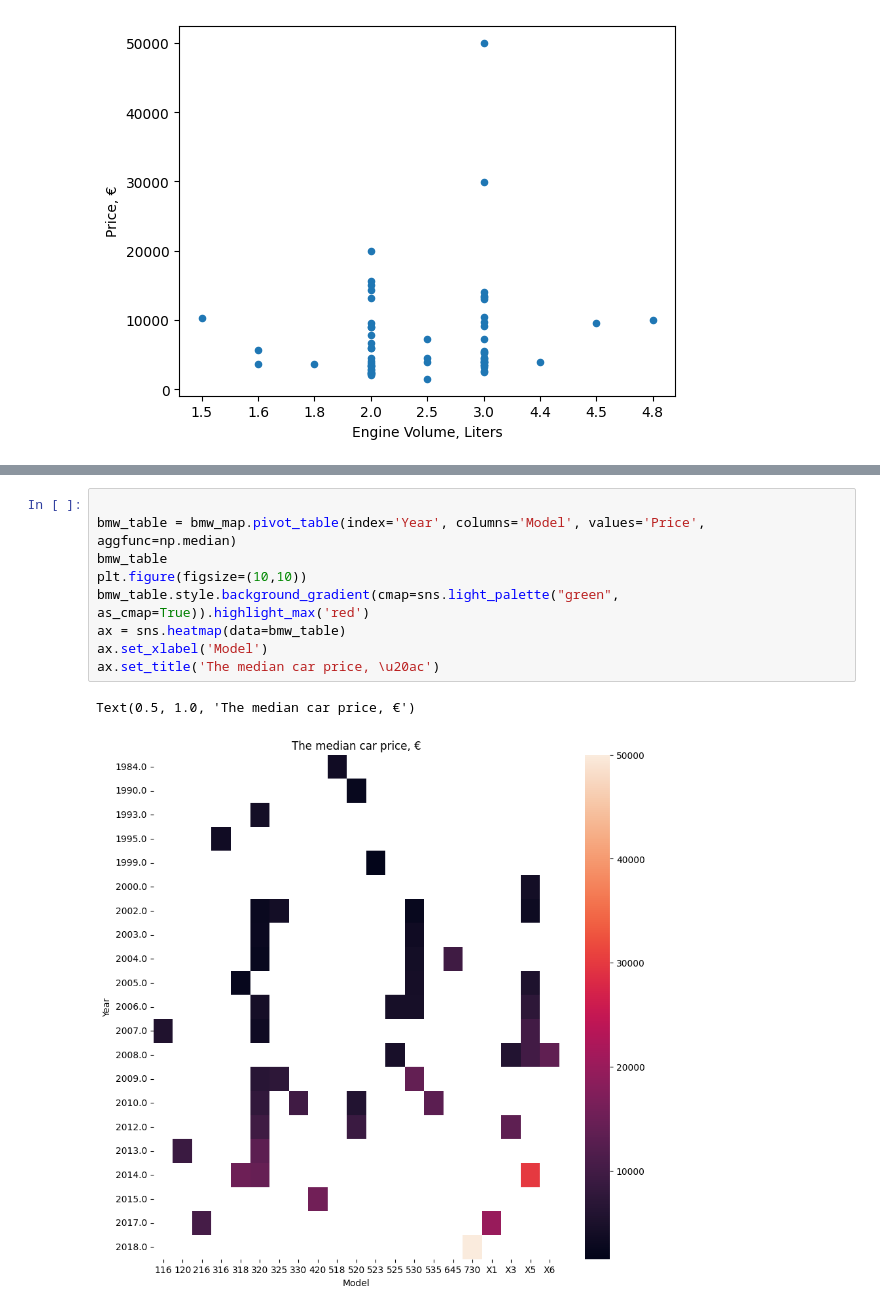
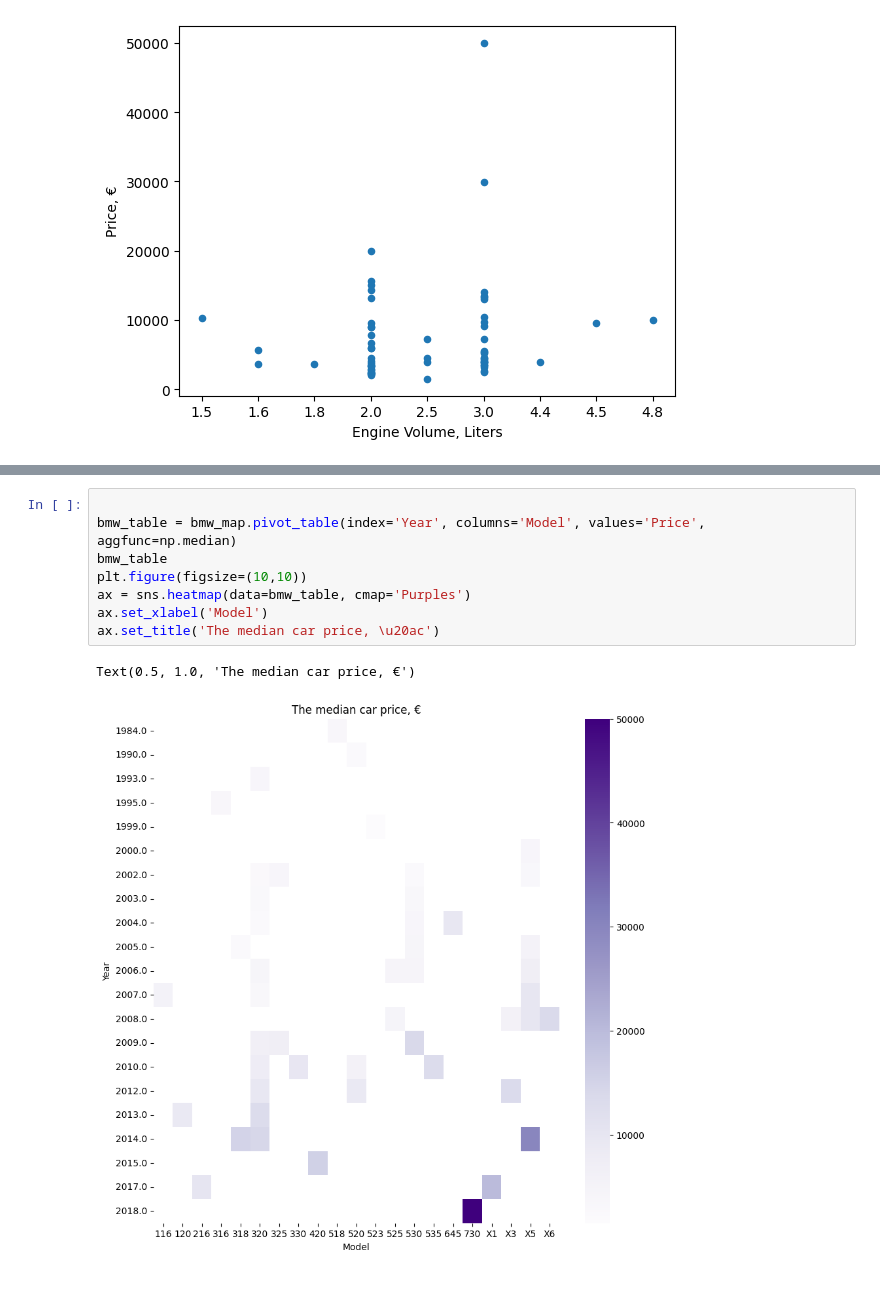
Before and after one commit to uktukt/SGT, a Jupyter notebook: sgt_20221020_beautifulsoup_hw_bmw.ipynb, the cells around one changed output, grey strips where cells are left out. Drawn from its saved outputs; the diff is of its cells as text.

```diff
--- a/sgt_20221020_beautifulsoup_hw_bmw.ipynb
+++ b/sgt_20221020_beautifulsoup_hw_bmw.ipynb
@@ -226,12 +225,11 @@ Text(0.5, 1.0, 'The median car price, €')
 # %%
 
 bmw_table = bmw_map.pivot_table(index='Year', columns='Model', values='Price', aggfunc=np.median)
 bmw_table
 plt.figure(figsize=(10,10))
-bmw_table.style.background_gradient(cmap=sns.light_palette("green", as_cmap=True)).highlight_max('red')
-ax = sns.heatmap(data=bmw_table)
+ax = sns.heatmap(data=bmw_table, cmap='Purples')
 ax.set_xlabel('Model')
 ax.set_title('The median car price, \u20ac')
 # %% [output]
 Text(0.5, 1.0, 'The median car price, €')
-[figure, old version]
+[figure, new version]
```
Also changed, not shown: parts of 1 cell of this notebook.
